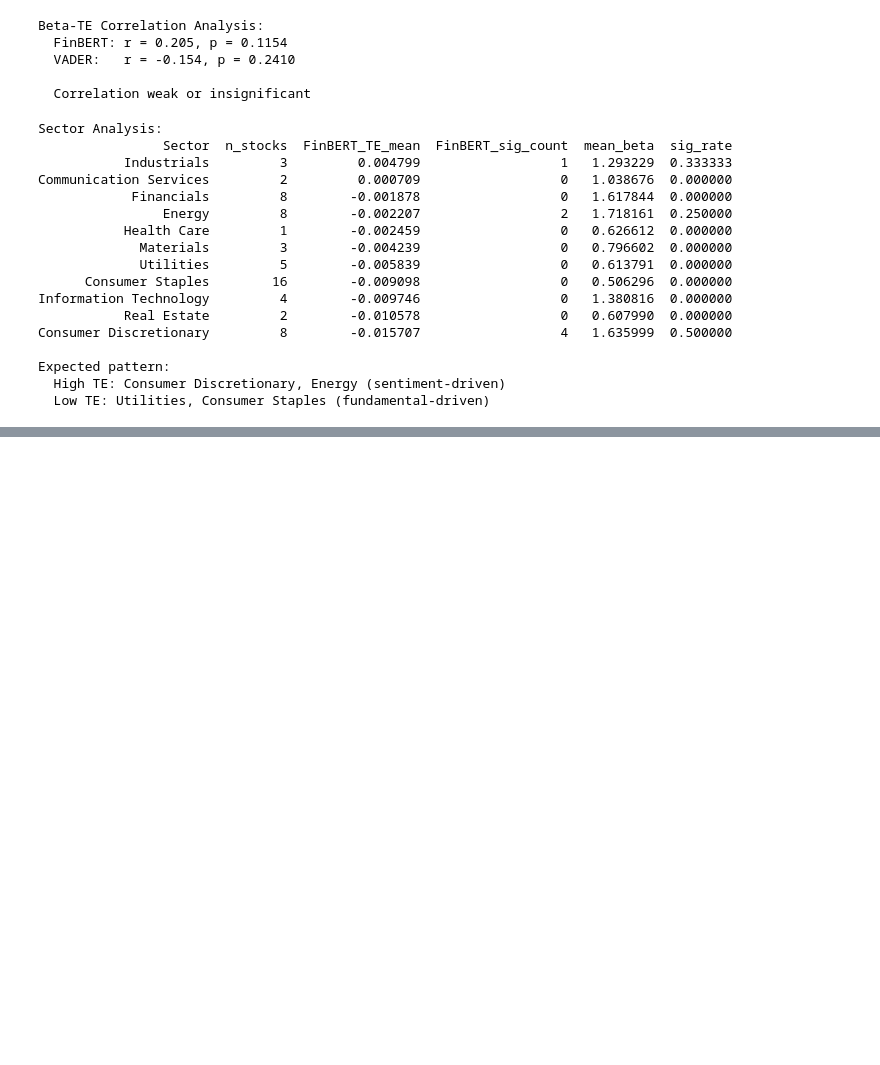
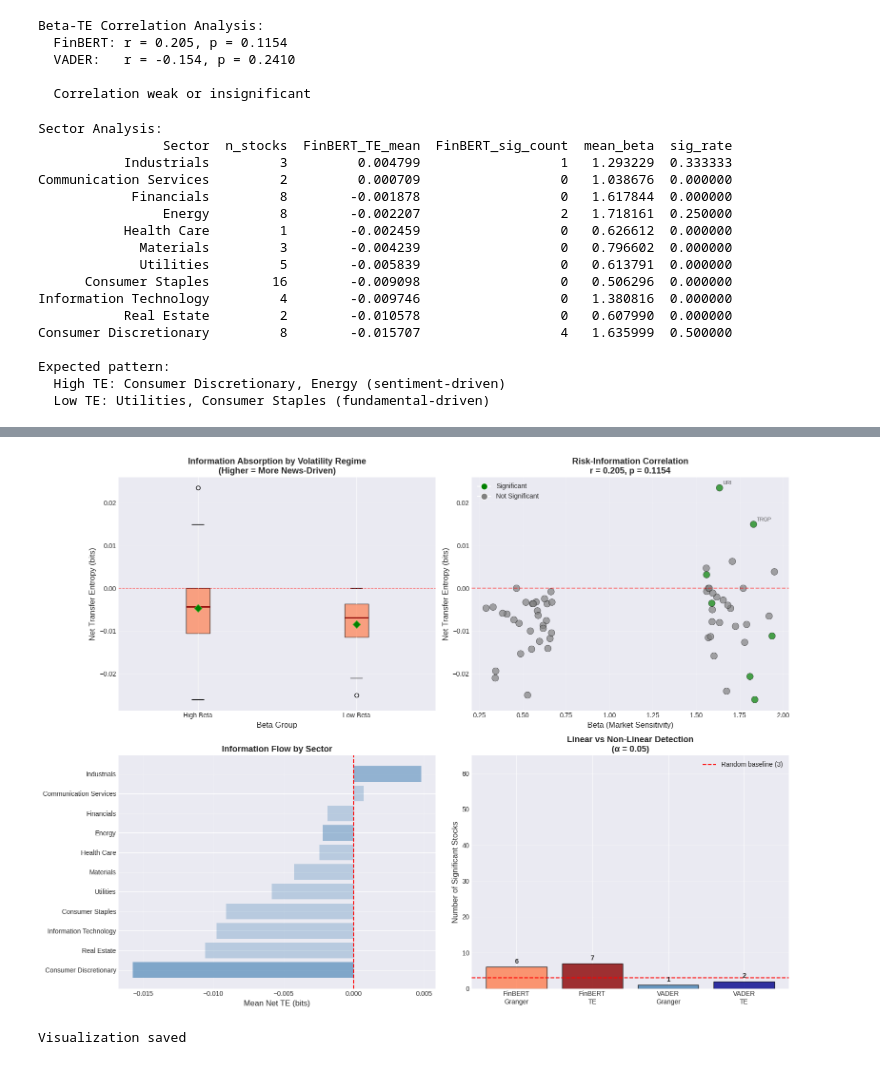
Before and after one commit to samfan-27/market-sentiment-impact-analysis, a Jupyter notebook: notebooks/04_transfer_entropy.ipynb, the cells around one changed output, grey strips where cells are left out. Cells and saved outputs as stored; diff of their text form; code cells hidden in the pictures; blank space fills up the shorter version.

Commit message:
feat: add visualization & save the final results

```diff
--- a/notebooks/04_transfer_entropy.ipynb
+++ b/notebooks/04_transfer_entropy.ipynb
@@ -824,0 +831,79 @@ Expected pattern:
+# %%
+fig, axes = plt.subplots(2, 2, figsize=(16, 12))
+fig.suptitle('Transfer Entropy Analysis: Non-Linear Information Flow\nSentiment → Stock Returns',
+             fontsize=16, fontweight='bold', y=1.00)
+
+ax1 = axes[0, 0]
+te_df.boxplot(column='FinBERT_TE_net', by='Beta_Group', ax=ax1,
+              patch_artist=True, showmeans=True,
+              boxprops=dict(facecolor='coral', alpha=0.7),
+              medianprops=dict(color='darkred', linewidth=2),
+              meanprops=dict(marker='D', markerfacecolor='green', markersize=8))
+ax1.set_xlabel('Beta Group', fontsize=12)
+ax1.set_ylabel('Net Transfer Entropy (bits)', fontsize=12)
+ax1.set_title('Information Absorption by Volatility Regime\n(Higher = More News-Driven)',
+              fontsize=13, fontweight='bold')
+ax1.axhline(0, color='red', linestyle='--', linewidth=1, alpha=0.5)
+plt.suptitle('')
+ax1.grid(True, alpha=0.3, axis='y')
+
+ax2 = axes[0, 1]
+colors = te_df['FinBERT_significant'].map({True: 'green', False: 'gray'})
+ax2.scatter(te_df['Beta'], te_df['FinBERT_TE_net'],
+            c=colors, alpha=0.7, s=100, edgecolors='black', linewidths=0.5)
+ax2.axhline(0, color='red', linestyle='--', linewidth=1.5, alpha=0.5)
+ax2.set_xlabel('Beta (Market Sensitivity)', fontsize=12)
+ax2.set_ylabel('Net Transfer Entropy (bits)', fontsize=12)
+ax2.set_title(f'Risk-Information Correlation\nr = {corr_finbert:.3f}, p = {p_finbert:.4f}',
+              fontsize=13, fontweight='bold')
+ax2.legend(handles=[plt.Line2D([0], [0], marker='o', color='w', markerfacecolor='green', markersize=10, label='Significant'),
+                    plt.Line2D([0], [0], marker='o', color='w', markerfacecolor='gray', markersize=10, label='Not Significant')],
+           loc='upper left', fontsize=10)
+ax2.grid(True, alpha=0.3)
+
+top_te = te_df.nlargest(5, 'FinBERT_TE_net')
+for _, row in top_te.iterrows():
+    if row['FinBERT_significant']:
+        ax2.annotate(row['Ticker'], (row['Beta'], row['FinBERT_TE_net']),
+                     textcoords='offset points', xytext=(5, 5), fontsize=8, alpha=0.8)
+
+ax3 = axes[1, 0]
+sector_plot = sector_stats.sort_values('FinBERT_TE_mean')
+bars = ax3.barh(sector_plot['Sector'], sector_plot['FinBERT_TE_mean'], color='steelblue', alpha=0.8)
+ax3.axvline(0, color='red', linestyle='--', linewidth=1.5)
+ax3.set_xlabel('Mean Net TE (bits)', fontsize=12)
+ax3.set_title('Information Flow by Sector',
+              fontsize=13, fontweight='bold')
+ax3.grid(True, alpha=0.3, axis='x')
+
+for i, (bar, rate) in enumerate(zip(bars, sector_plot['sig_rate'])):
+    bar.set_alpha(0.3 + 0.7 * rate)
+
+ax4 = axes[1, 1]
+methods = ['FinBERT\nGranger', 'FinBERT\nTE', 'VADER\nGranger', 'VADER\nTE']
+sig_counts = [
+    (comparison_df['FinBERT_Lag1_P'] < ALPHA).sum(),
+    comparison_df['FinBERT_significant'].sum(),
+    (comparison_df['VADER_Lag1_P'] < ALPHA).sum(),
+    comparison_df['VADER_significant'].sum()
+]
+colors_bar = ['coral', 'darkred', 'steelblue', 'darkblue']
+bars = ax4.bar(methods, sig_counts, color=colors_bar, alpha=0.8, edgecolor='black')
+ax4.set_ylabel('Number of Significant Stocks', fontsize=12)
+ax4.set_title(f'Linear vs Non-Linear Detection\n(α = {ALPHA})',
+              fontsize=13, fontweight='bold')
+ax4.axhline(len(comparison_df) * ALPHA, color='red', linestyle='--', linewidth=1.5,
+            label=f'Random baseline ({int(len(comparison_df) * ALPHA)})')
+ax4.legend(fontsize=10)
+ax4.set_ylim(0, len(comparison_df) + 5)
+ax4.bar_label(bars, padding=3, fontsize=10, fontweight='bold')
+ax4.grid(True, alpha=0.3, axis='y')
+
+plt.tight_layout()
+plt.savefig(os.path.join(plots, 'transfer_entropy_visualization.png'),
+            dpi=150, bbox_inches='tight')
+plt.show()
+print('Visualization saved')
+# %% [output]
+[figure, added]
+Visualization saved
```
Also changed, not shown: parts of 9 cells of this notebook, 4 other files.
